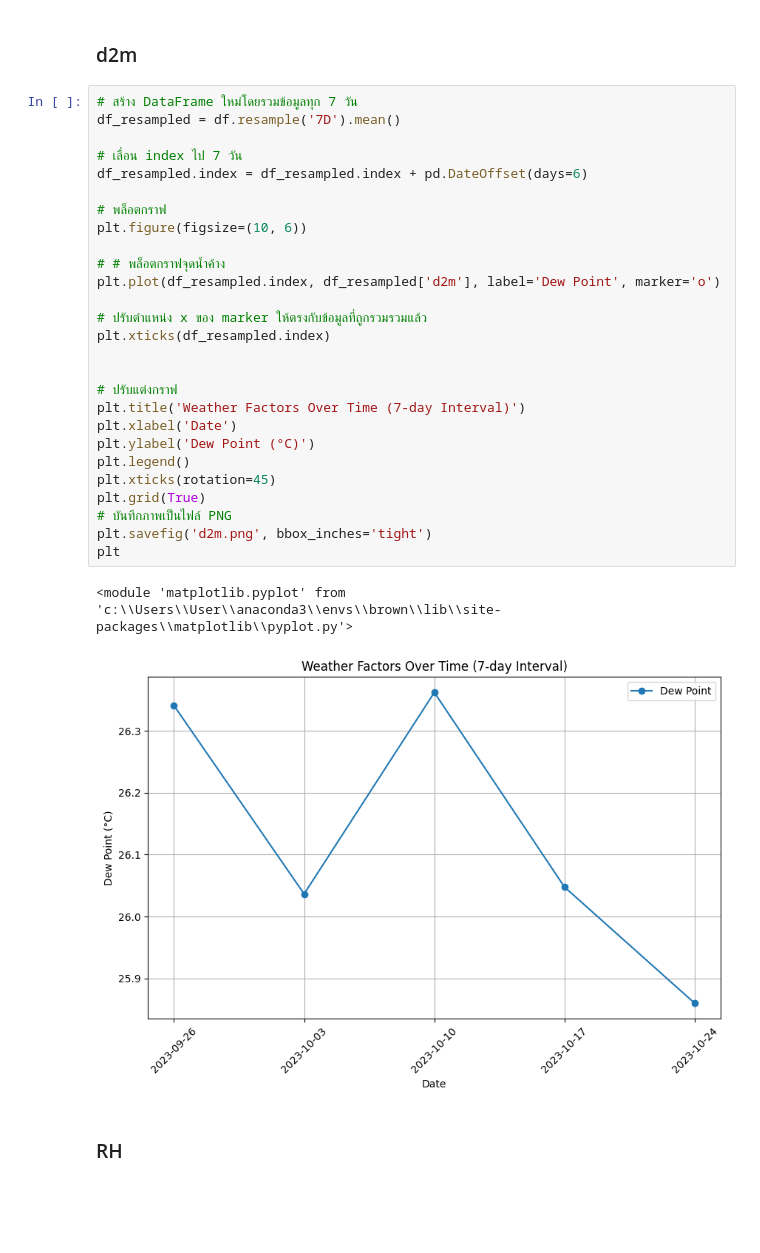
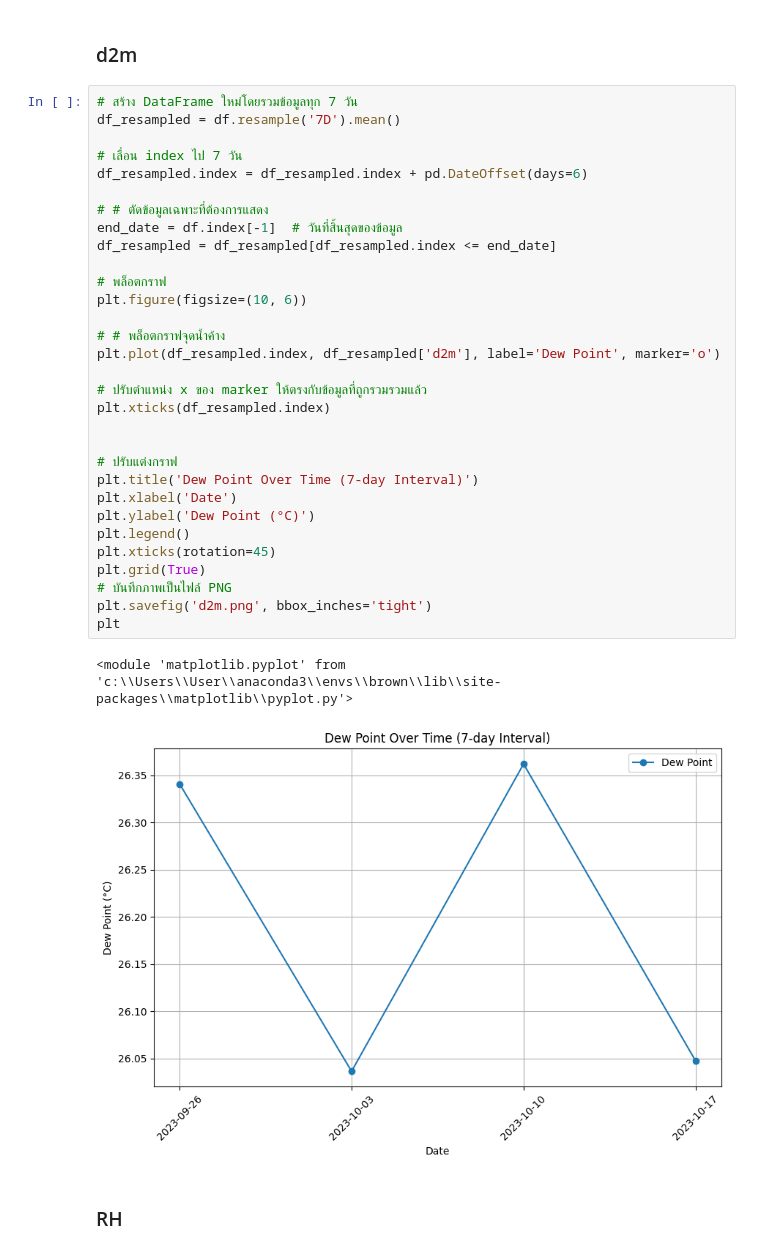
Before and after one commit to BewSorawit/yang, a Jupyter notebook: 1.ipynb, the cells around one changed output. Drawn from its saved outputs; the diff is of its cells as text; blank space fills up the shorter version.

Commit message:
Update 1.ipynb
เเก้ title กับ เอาจุดที่วันเกินออก

```diff
--- a/1.ipynb
+++ b/1.ipynb
@@ -20,33 +20,37 @@ df.set_index('date', inplace=True)
 # %%
 # สร้าง DataFrame ใหม่โดยรวมข้อมูลทุก 7 วัน
 df_resampled = df.resample('7D').mean()
 
 # เลื่อน index ไป 7 วัน
 df_resampled.index = df_resampled.index + pd.DateOffset(days=6)
+
+# # ตัดข้อมูลเฉพาะที่ต้องการแสดง
+end_date = df.index[-1]  # วันที่สิ้นสุดของข้อมูล
+df_resampled = df_resampled[df_resampled.index <= end_date]
 
 # พล็อตกราฟ
 plt.figure(figsize=(10, 6))
 
 # # พล็อตกราฟจุดน้ำค้าง
 plt.plot(df_resampled.index, df_resampled['d2m'], label='Dew Point', marker='o')
 
 # ปรับตำแหน่ง x ของ marker ให้ตรงกับข้อมูลที่ถูกรวมรวมแล้ว
 plt.xticks(df_resampled.index)
 
 
 # ปรับแต่งกราฟ
-plt.title('Weather Factors Over Time (7-day Interval)')
+plt.title('Dew Point Over Time (7-day Interval)')
 plt.xlabel('Date')
 plt.ylabel('Dew Point (°C)')
 plt.legend()
 plt.xticks(rotation=45)
 plt.grid(True)
 # บันทึกภาพเป็นไฟล์ PNG
 plt.savefig('d2m.png', bbox_inches='tight')
 plt
 # %% [output]
 <module 'matplotlib.pyplot' from 'c:\\Users\\User\\anaconda3\\envs\\brown\\lib\\site-packages\\matplotlib\\pyplot.py'>
-[figure, old version]
+[figure, new version]
 # %% [markdown]
 ### RH
 # %%
```
Also changed, not shown: parts of 4 cells of this notebook.
